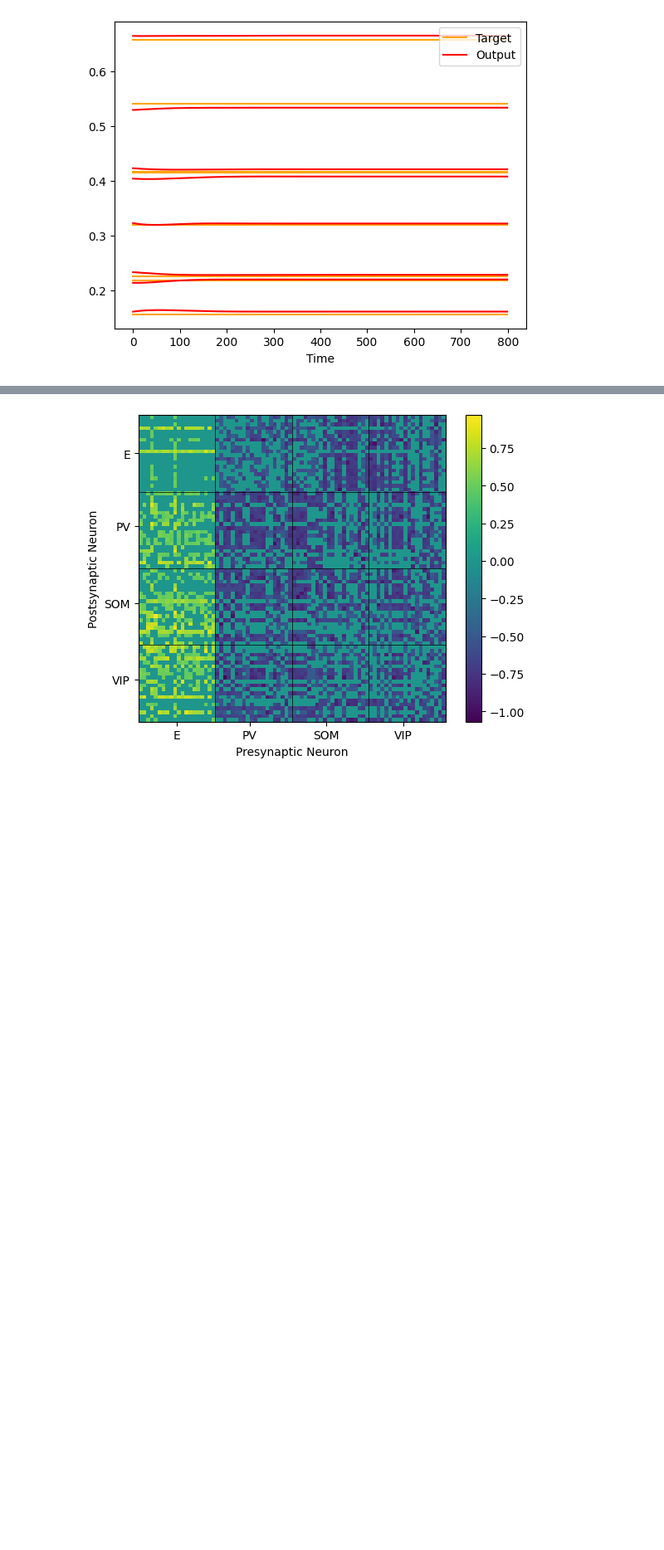
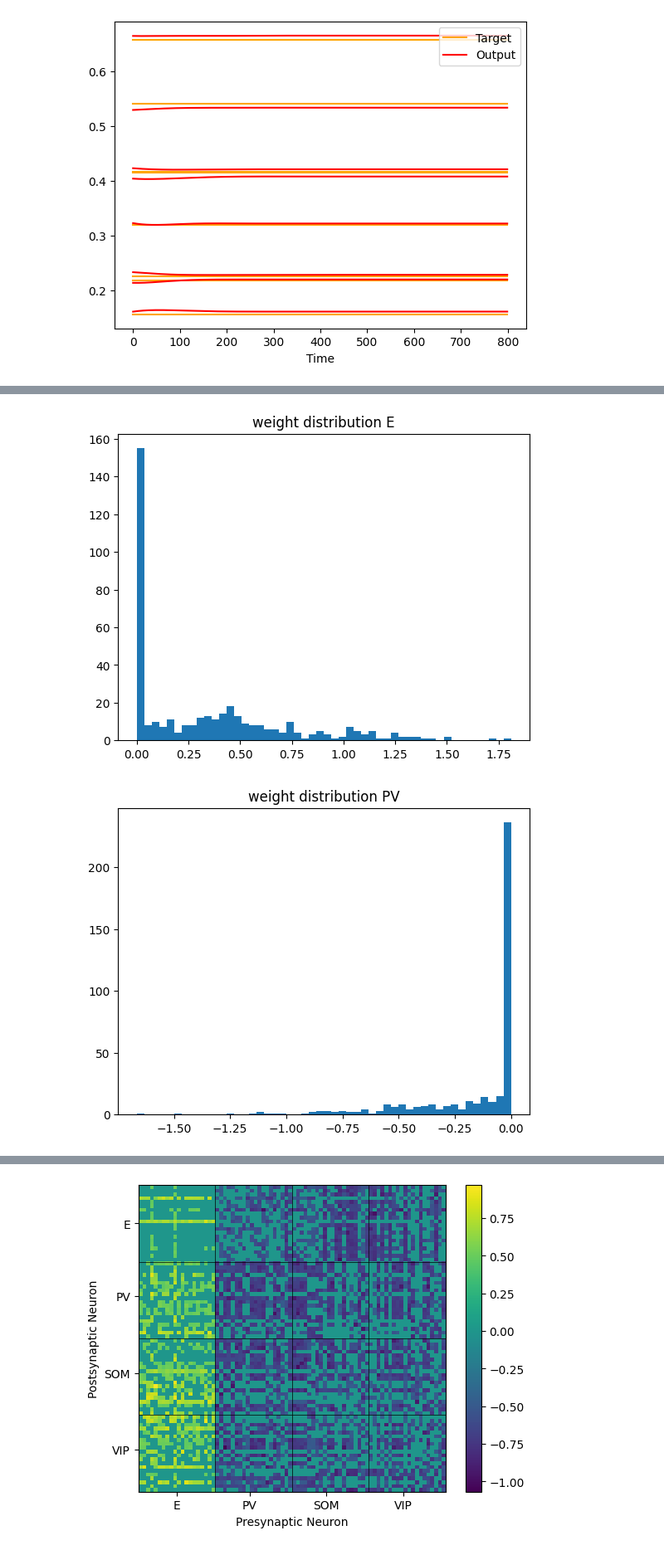
Before and after one commit to garza-roberto/inference_theory, a Jupyter notebook: src/Cecilia/train_data_CDC.ipynb, the cells around one changed output, grey strips where cells are left out. Shown: that part at 83% size. Saved outputs shown, nothing was run; the diff lists cells and outputs as text; code cells hidden in the pictures; blank space fills up the shorter version.

```diff
--- a/src/Cecilia/train_data_CDC.ipynb
+++ b/src/Cecilia/train_data_CDC.ipynb
@@ -700,0 +728,11 @@ plt.show()
+# %%
+pop = ['E', 'PV', 'SOM', 'VIP']
+for idx,i in enumerate([0,20,40,60]):
+    E_weights = torch.relu(model.rnn.h2h.weight.data)@model.rnn.mask
+    E_weights = E_weights[i:i+20,i:i+20]
+    plt.hist(E_weights.flatten(), bins=50)
+    plt.title('weight distribution {}'.format(pop[idx]))
+    plt.show()
+# %% [output]
+[figure, added]
+[figure, added]
```
Also changed, not shown: parts of 12 cells of this notebook.
